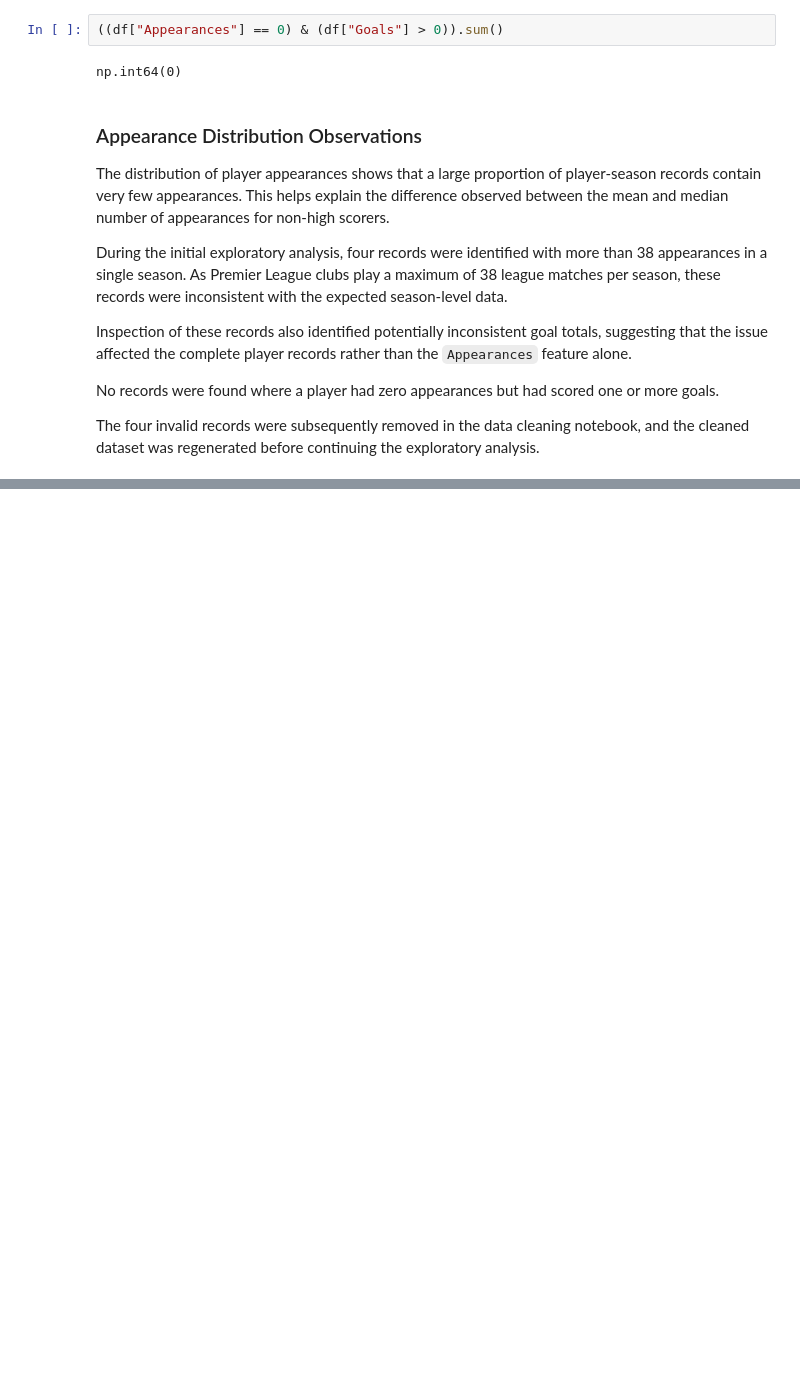
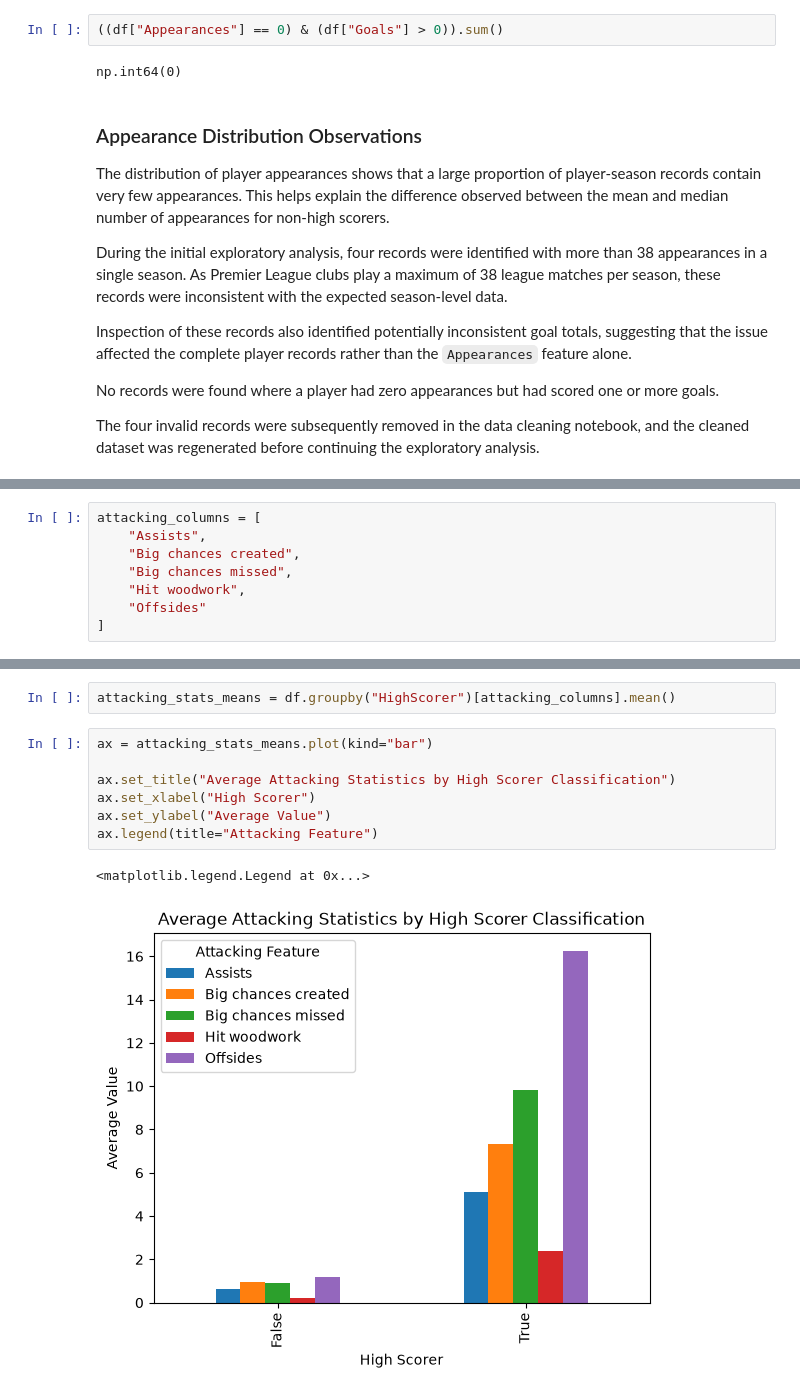
Before and after one commit to garethrogers28/premier-league-predictor, a Jupyter notebook: jupyter_notebooks/03_Exploratory_Data_Analysis.ipynb, the cells around one changed output, grey strips where cells are left out. Drawn from its saved outputs; the diff is of its cells as text; blank space fills up the shorter version.

Commit message:
Analyse attacking features for high scorers

```diff
--- a/jupyter_notebooks/03_Exploratory_Data_Analysis.ipynb
+++ b/jupyter_notebooks/03_Exploratory_Data_Analysis.ipynb
@@ -419,0 +424,8 @@ The four invalid records were subsequently removed in the data cleaning notebook
+# %%
+attacking_columns = [
+    "Assists",
+    "Big chances created",
+    "Big chances missed",
+    "Hit woodwork",
+    "Offsides"
+]
@@ -419,0 +440,12 @@ The four invalid records were subsequently removed in the data cleaning notebook
+# %%
+attacking_stats_means = df.groupby("HighScorer")[attacking_columns].mean()
+# %%
+ax = attacking_stats_means.plot(kind="bar")
+
+ax.set_title("Average Attacking Statistics by High Scorer Classification")
+ax.set_xlabel("High Scorer")
+ax.set_ylabel("Average Value")
+ax.legend(title="Attacking Feature")
+# %% [output]
+<matplotlib.legend.Legend at 0x...>
+[figure, added]
```
Also changed, not shown: parts of 3 cells of this notebook.
